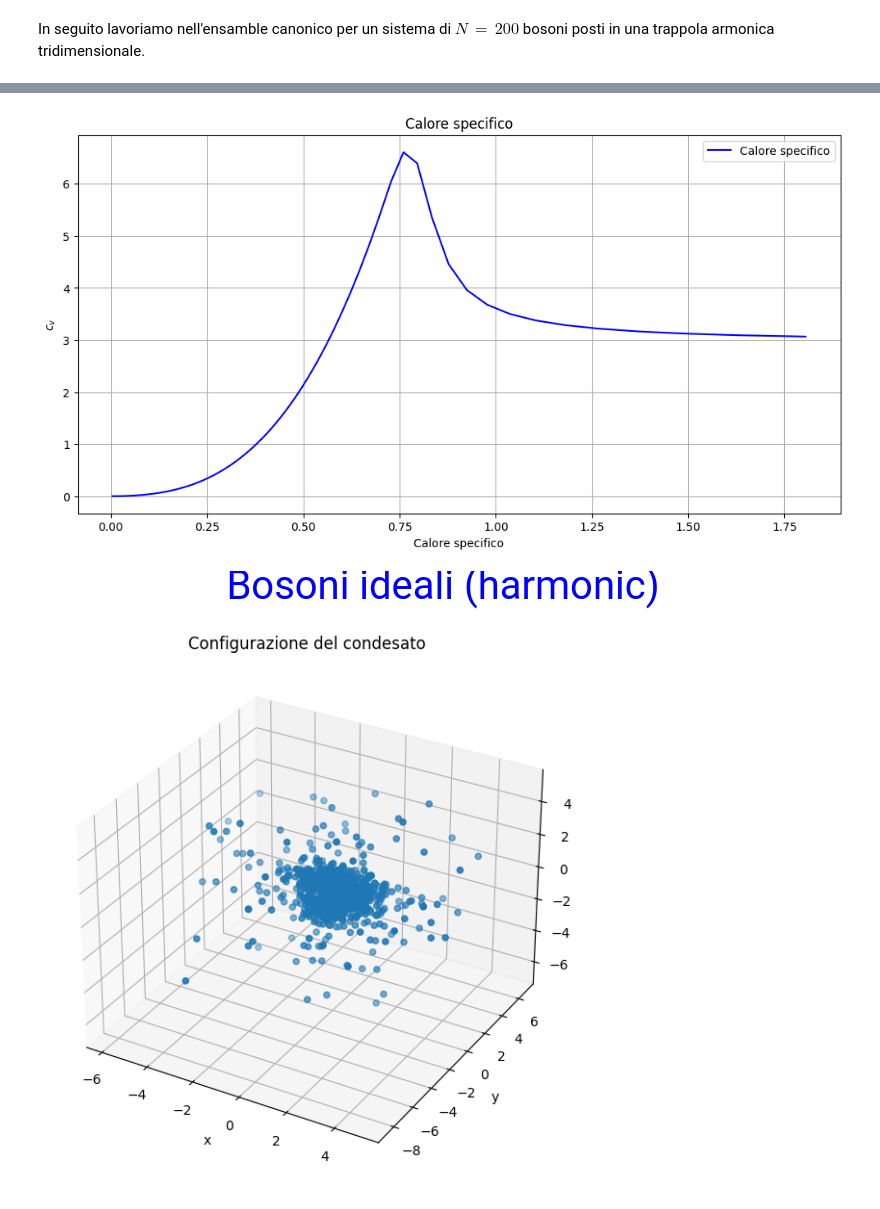
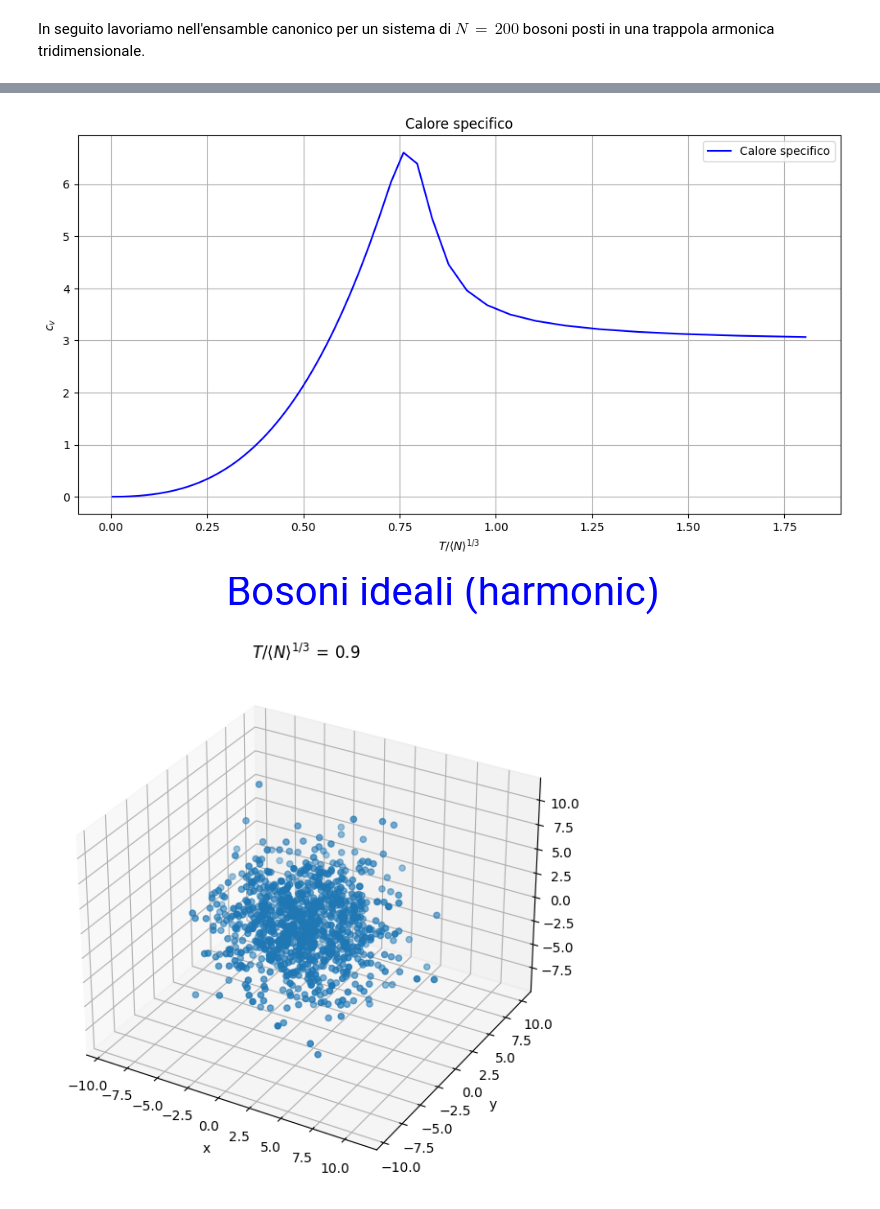
Before and after one commit to Negrini085/FSA, a Jupyter notebook: idealBosons/idealBosons.ipynb, the cells around one changed output, grey strips where cells are left out. Cells and saved outputs as stored; diff of their text form; code cells hidden in the pictures.

```diff
--- a/idealBosons/idealBosons.ipynb
+++ b/idealBosons/idealBosons.ipynb
@@ -146,7 +146,7 @@ for i in range(1, len(temp)):
 
 plt.plot(tcv/pow(npart, 1/3), cv, color = 'blue', label = 'Calore specifico')
 
-plt.xlabel("Calore specifico")
+plt.xlabel(r"$T/\left<N\right>^{1/3}$")
 plt.ylabel(r"$c_v$")
 plt.title("Calore specifico")
 
@@ -154,7 +154,7 @@ plt.grid(True)
 plt.legend()
 plt.show()
 # %% [output]
-[figure, old version]
+[figure, new version]
 # %% [markdown]
 <div style="text-align: center;">
     <span style="color: blue; font-size: 40px;"> Bosoni ideali (harmonic)</span>
@@ -167,13 +162,18 @@ z = appo[2000:2999]
 # %%
+appo = np.loadtxt('idealHarmonicBosons/bosConfT0.9.dat')
+x = appo[0:999]
+y = appo[1000:1999]
+z = appo[2000:2999]
+
 fig = plt.figure(figsize=(7, 7))
 ax = fig.add_subplot(111, projection='3d')
 
 scatter = ax.scatter(x, y, z)
 
 ax.set_xlabel(r'x')
 ax.set_ylabel(r'y')
-ax.set_title(r'Configurazione del condesato')
+ax.set_title(r'$T/\left<N\right>^{1/3}\,=\,0.9$')
 
 plt.show()
 # %% [output]
-[figure, old version]
+[figure, new version]
```
Also changed, not shown: parts of 4 cells of this notebook, 2 other files.
